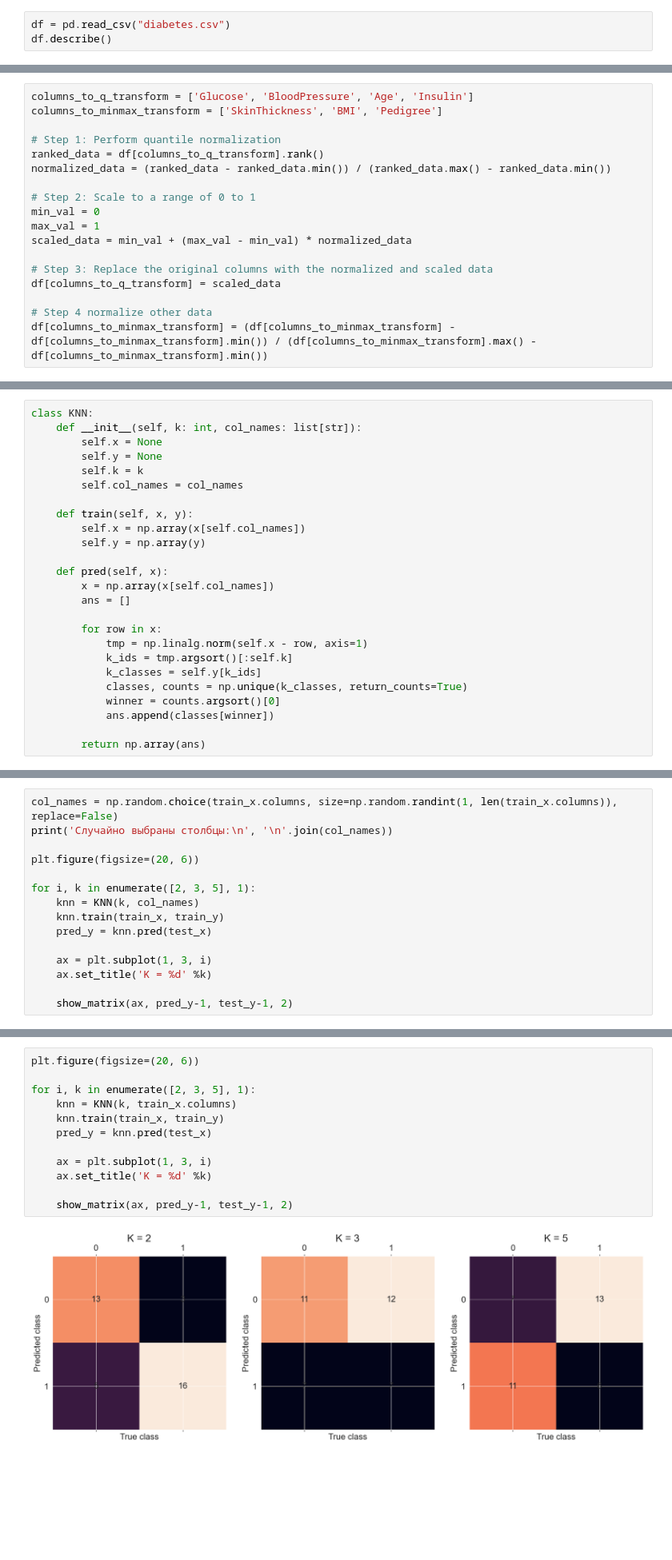
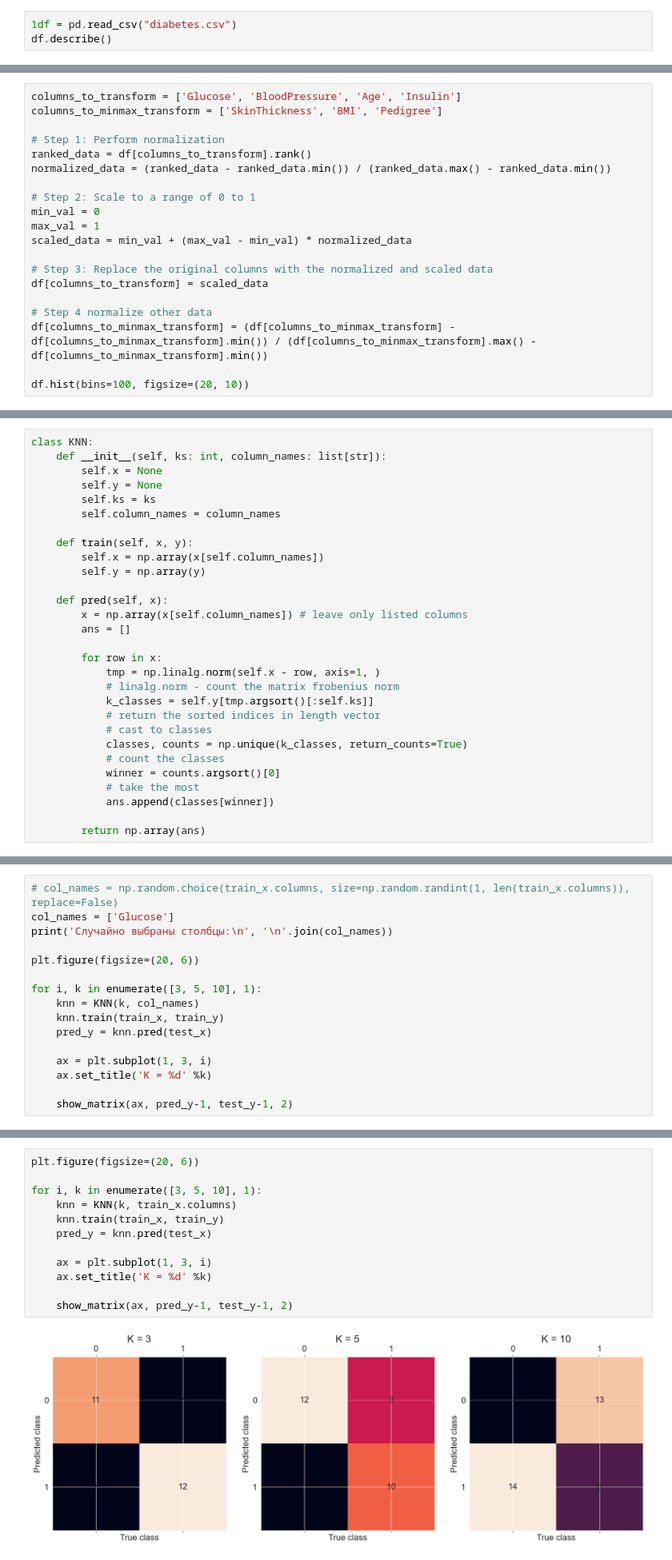
Before and after one commit to filberol/labs_sii, a Jupyter notebook: lab5/lab5_knn.ipynb, the cells around one changed output, grey strips where cells are left out. Shown at 80% size. Drawn from its saved outputs; the diff is of its cells as text; blank space fills up the shorter version.

```diff
--- a/lab5/lab5_knn.ipynb
+++ b/lab5/lab5_knn.ipynb
@@ -7,7 +7,7 @@ import math
 # %% [markdown]
 ## Описание
 # %%
-df = pd.read_csv("diabetes.csv")
+1df = pd.read_csv("diabetes.csv")
 df.describe()
 # %% [output]
 |  | Pregnancies | Glucose | BloodPressure | SkinThickness | Insulin | BMI | Pedigree | Age | Outcome |
@@ -123,11 +123,11 @@ df = df.groupby('Outcome').apply(lambda x: x.sample(desired_samples)).reset_inde
 Параметры Glucose, BloodPressure, Age распределены не нормально, для них применим медианную нормализацию
 Для остальных параметров используем минимакс нормализацию
 # %%
-columns_to_q_transform = ['Glucose', 'BloodPressure', 'Age', 'Insulin']
+columns_to_transform = ['Glucose', 'BloodPressure', 'Age', 'Insulin']
 columns_to_minmax_transform = ['SkinThickness', 'BMI', 'Pedigree']
 
-# Step 1: Perform quantile normalization
-ranked_data = df[columns_to_q_transform].rank()
+# Step 1: Perform normalization
+ranked_data = df[columns_to_transform].rank()
 normalized_data = (ranked_data - ranked_data.min()) / (ranked_data.max() - ranked_data.min())
 
 # Step 2: Scale to a range of 0 to 1
@@ -136,7 +136,9 @@ max_val = 1
 scaled_data = min_val + (max_val - min_val) * normalized_data
 
 # Step 3: Replace the original columns with the normalized and scaled data
-df[columns_to_q_transform] = scaled_data
+df[columns_to_transform] = scaled_data
 
 # Step 4 normalize other data
 df[columns_to_minmax_transform] = (df[columns_to_minmax_transform] - df[columns_to_minmax_transform].min()) / (df[columns_to_minmax_transform].max() - df[columns_to_minmax_transform].min())
+
+df.hist(bins=100, figsize=(20, 10))
@@ -173,26 +185,30 @@ Name: count, dtype: int64
 ### Predictor
 # %%
 class KNN:
-    def __init__(self, k: int, col_names: list[str]):
+    def __init__(self, ks: int, column_names: list[str]):
         self.x = None
         self.y = None
-        self.k = k
-        self.col_names = col_names
+        self.ks = ks
+        self.column_names = column_names
 
     def train(self, x, y):
-        self.x = np.array(x[self.col_names])
+        self.x = np.array(x[self.column_names])
         self.y = np.array(y)
 
     def pred(self, x):
-        x = np.array(x[self.col_names])
+        x = np.array(x[self.column_names]) # leave only listed columns
         ans = []
 
         for row in x:
-            tmp = np.linalg.norm(self.x - row, axis=1)
-            k_ids = tmp.argsort()[:self.k]
-            k_classes = self.y[k_ids]
+            tmp = np.linalg.norm(self.x - row, axis=1, )
+            # linalg.norm - count the matrix frobenius norm
+            k_classes = self.y[tmp.argsort()[:self.ks]]
+            # return the sorted indices in length vector
+            # cast to classes
             classes, counts = np.unique(k_classes, return_counts=True)
+            # count the classes
             winner = counts.argsort()[0]
+            # take the most
             ans.append(classes[winner])
 
         return np.array(ans)
@@ -220,12 +236,13 @@ def show_matrix(ax, pred_y, true_y, n):
 # %% [markdown]
 Случайный набор признаков
 # %%
-col_names = np.random.choice(train_x.columns, size=np.random.randint(1, len(train_x.columns)), replace=False)
+# col_names = np.random.choice(train_x.columns, size=np.random.randint(1, len(train_x.columns)), replace=False)
+col_names = ['Glucose']
 print('Случайно выбраны столбцы:\n', '\n'.join(col_names))
 
 plt.figure(figsize=(20, 6))
 
-for i, k in enumerate([2, 3, 5], 1):
+for i, k in enumerate([3, 5, 10], 1):
     knn = KNN(k, col_names)
     knn.train(train_x, train_y)
     pred_y = knn.pred(test_x)
@@ -245,14 +260,14 @@ Insulin
 # %%
 plt.figure(figsize=(20, 6))
 
-for i, k in enumerate([2, 3, 5], 1):
+for i, k in enumerate([3, 5, 10], 1):
     knn = KNN(k, train_x.columns)
     knn.train(train_x, train_y)
     pred_y = knn.pred(test_x)
 
     ax = plt.subplot(1, 3, i)
     ax.set_title('K = %d' %k)
 
     show_matrix(ax, pred_y-1, test_y-1, 2)
 # %% [output]
-[figure, old version]
+[figure, new version]
```
Also changed, not shown: parts of 2 cells of this notebook.
